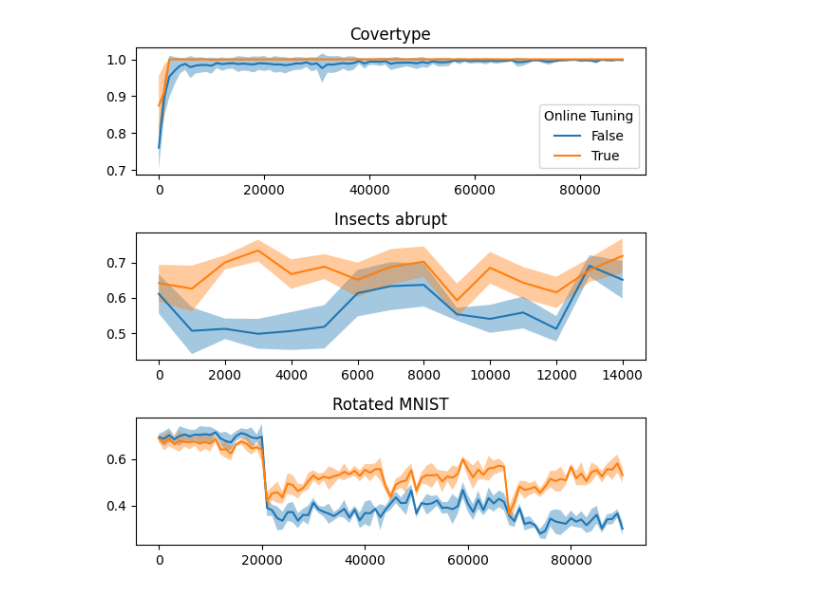
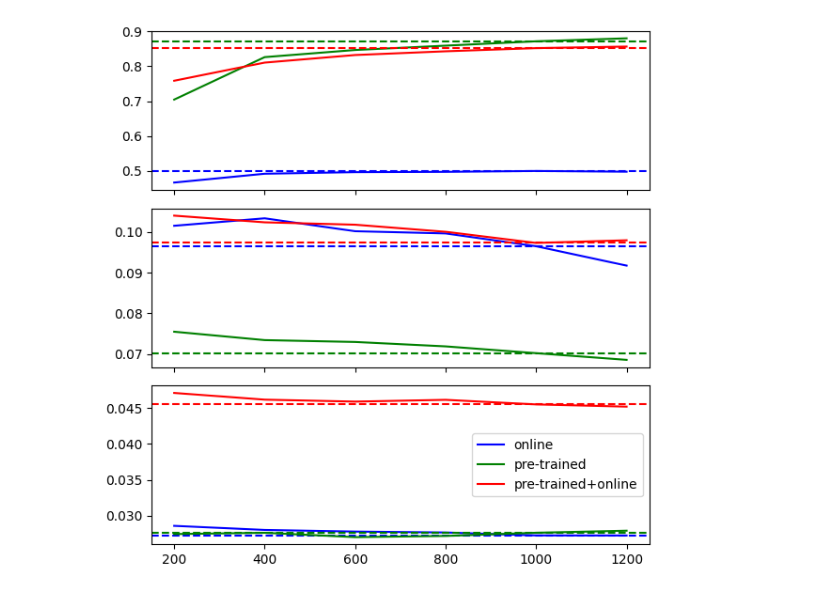
Before and after one commit to lucasczz/OLRONN, a Jupyter notebook: notebooks/ae_performance.ipynb, the cells around one changed output. Cells and saved outputs as stored; diff of their text form; code cells hidden in the pictures.

```diff
--- a/notebooks/ae_performance.ipynb
+++ b/notebooks/ae_performance.ipynb
@@ -203,20 +184,18 @@ fig.tight_layout()
-# %%
-# Plot ROC AUC scores vs. time
-fig, axs = plt.subplots(nrows=3, figsize=(6, 6))
-
-for ax, (dataset, dfg) in zip(axs, df4.groupby(["dataset"])):
-    for online, dfo in dfg.groupby("online_finetuning"):
-        roc_scores = dfo["tumbling_roc_auc"].to_list()
-        min_len = min([len(roc_score) for roc_score in roc_scores])
-        score_array = np.array([score[:min_len] for score in roc_scores])
-        mean_scores = score_array.mean(axis=0)
-        std_scores = score_array.std(axis=0)
-        x = np.arange(0, len(mean_scores)) * 1000
-        ax.plot(x, mean_scores, label=online)
-        ax.fill_between(x, mean_scores-std_scores, mean_scores+std_scores, alpha=.4)
-        ax.set_title(dataset[0])
-
-axs[0].legend(title='Online Tuning')
-fig.tight_layout()
-# %% [output]
-[figure, removed]
+# %%
+fig, axs = plt.subplots(nrows=3, figsize=(6, 6), sharex=True)
+colors = {"pre-trained": "g", "online": "b", "pre-trained+online": "r"}
+
+for ax, (dataset, dfd) in zip(axs, df4.groupby("dataset")):
+    for mode, dfmode in dfd.groupby("mode"):
+        color = colors[mode]
+        mean_f1_scores = [
+            dfmode[f"f1@{window_size}"].mean() for window_size in window_sizes
+        ]
+        ax.plot(window_sizes, mean_f1_scores, label=mode, color=color)
+        ax.axhline(y=dfmode["f1@fixed"].mean(), linestyle="--", color=color)
+
+# ax.set_xscale("log")
+ax.legend()
+fig.tight_layout()
+# %% [output]
+[figure, added]
```
Also changed, not shown: parts of 19 cells of this notebook, 5 other files.
